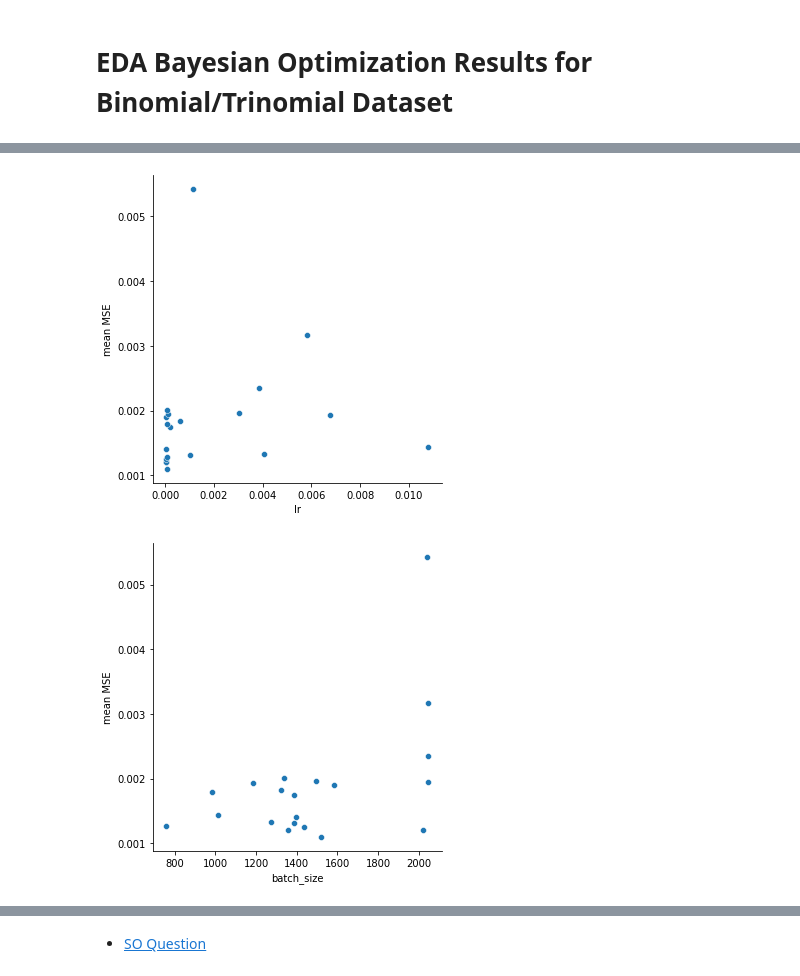
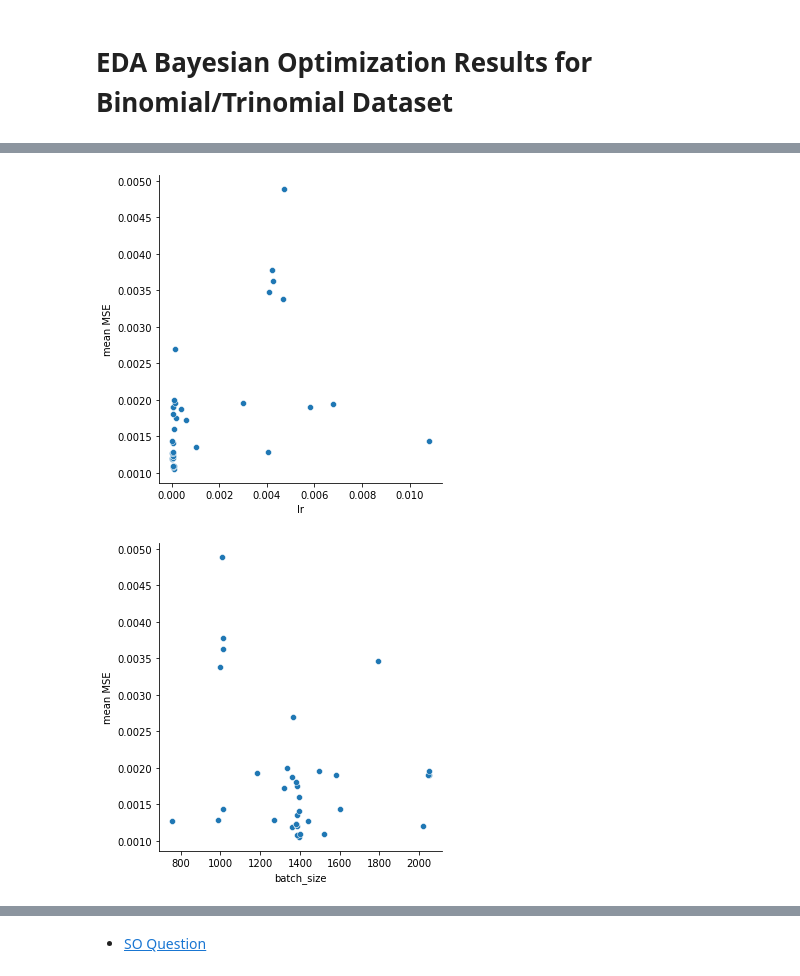
Before and after one commit to paolodelia99/thesis-option-pricing-with-deep-learning, a Jupyter notebook: notebooks/EDA Bin-Trin BO results.ipynb, the cells around one changed output, grey strips where cells are left out. Saved outputs shown, nothing was run; the diff lists cells and outputs as text; code cells hidden in the pictures.

```diff
--- a/notebooks/EDA Bin-Trin BO results.ipynb
+++ b/notebooks/EDA Bin-Trin BO results.ipynb
@@ -49,15 +49,15 @@ res_df.sort_values('mean')
 # %%
-sns.relplot(data=res_df[:20], x="lr", y="mean")
+sns.relplot(data=res_df[:35], x="lr", y="mean")
 
 plt.ylabel("mean MSE")
 plt.show()
 # %% [output]
-[figure, old version]
+[figure, new version]
 # %%
-sns.relplot(data=res_df[:20], x="batch_size", y="mean")
+sns.relplot(data=res_df[:35], x="batch_size", y="mean")
 
 plt.ylabel("mean MSE")
 plt.show()
 # %% [output]
-[figure, old version]
+[figure, new version]
 # %%
```
Also changed, not shown: parts of 12 cells of this notebook, 3 other files.
